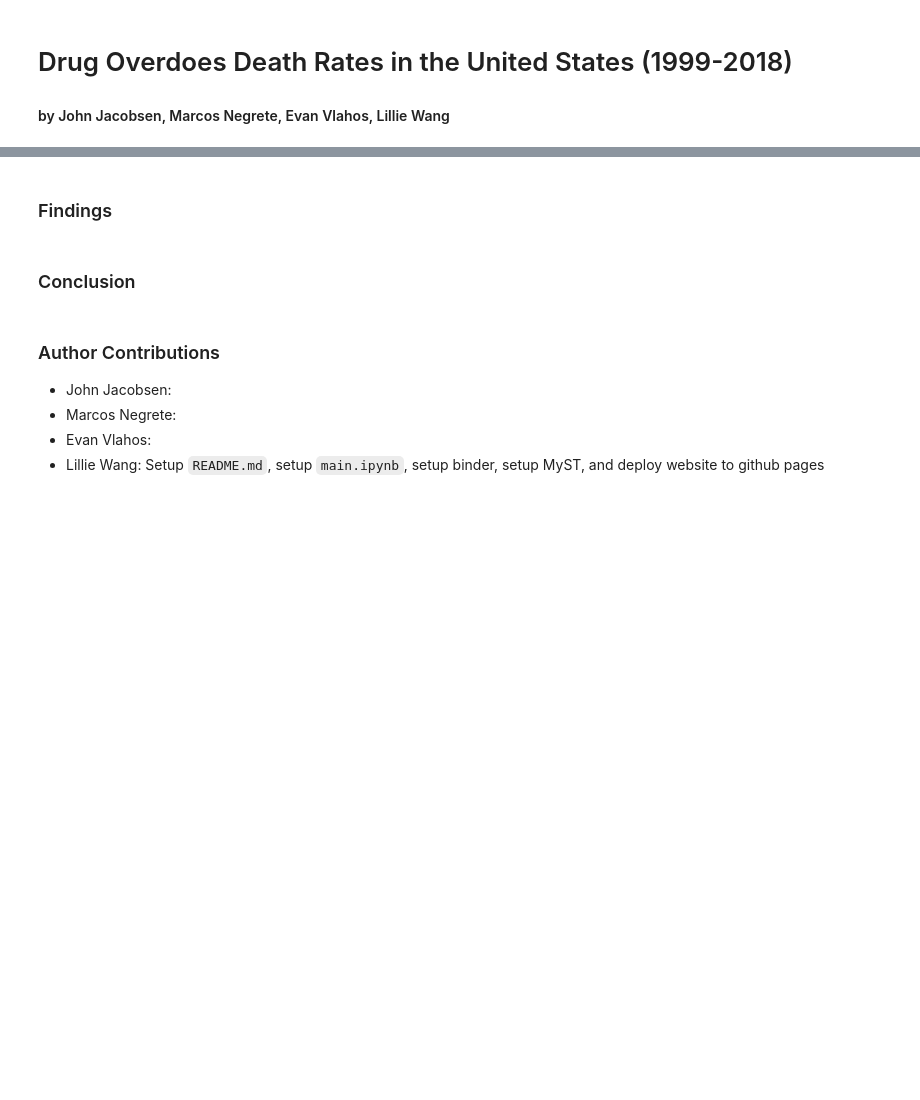
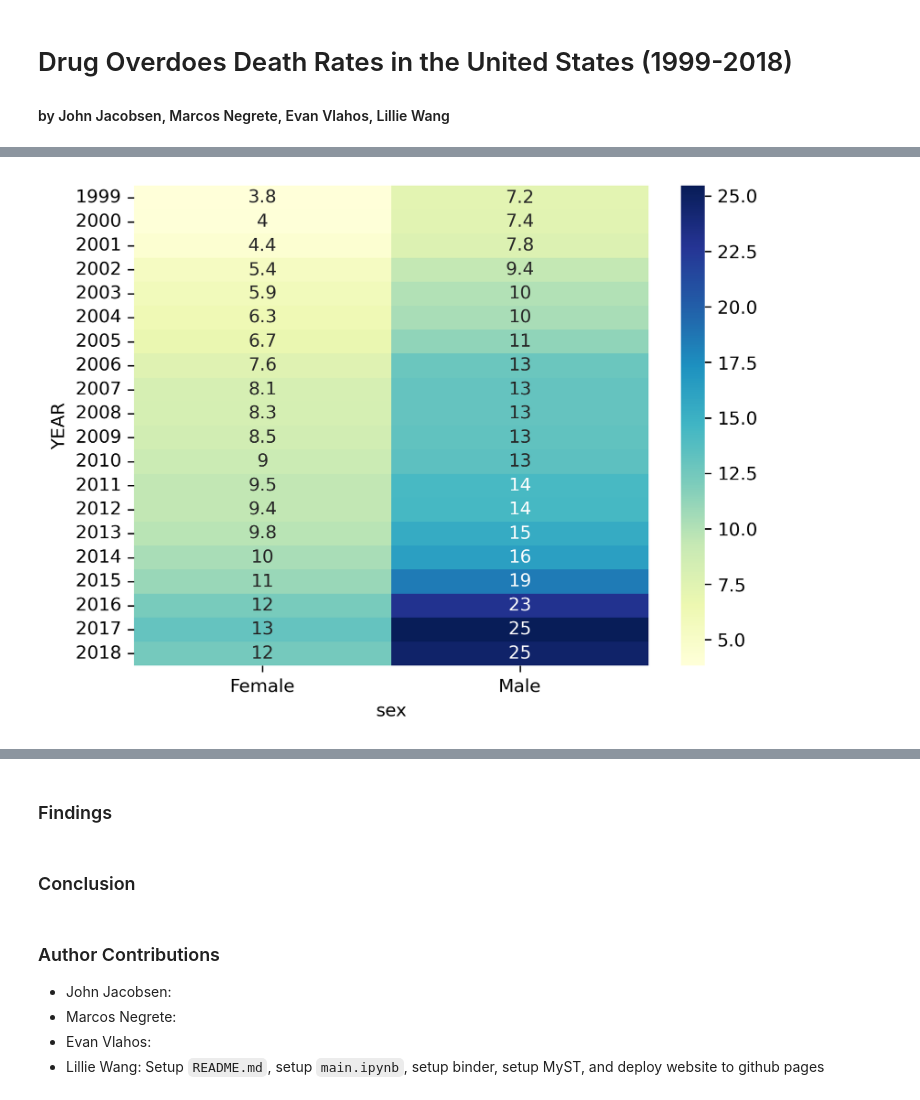
Before and after one commit to UCB-stat-159-f25/final-group09, a Jupyter notebook: main.ipynb, the cells around one changed output, grey strips where cells are left out. Saved outputs shown, nothing was run; the diff lists cells and outputs as text; code cells hidden in the pictures; blank space fills up the shorter version.

```diff
--- a/main.ipynb
+++ b/main.ipynb
@@ -21,0 +32,4 @@ The source we will be using is from the <a href="https://www.google.com/">Nation
+# %%
+Image("figures/heatmap_by_sex.png")
+# %% [output]
+[figure, added]
```
Also changed, not shown: parts of 20 cells of this notebook.
